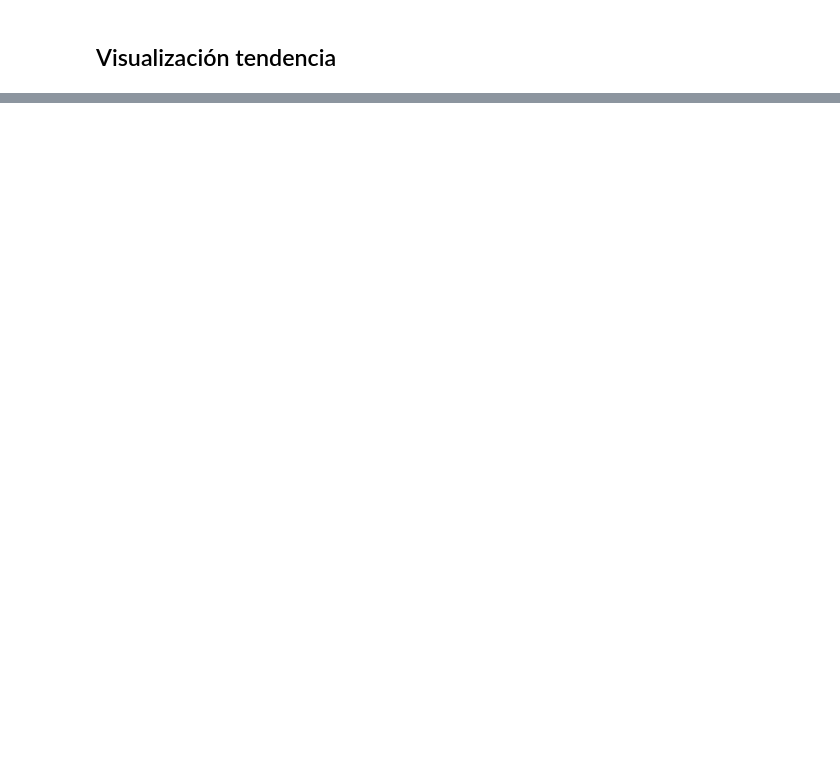
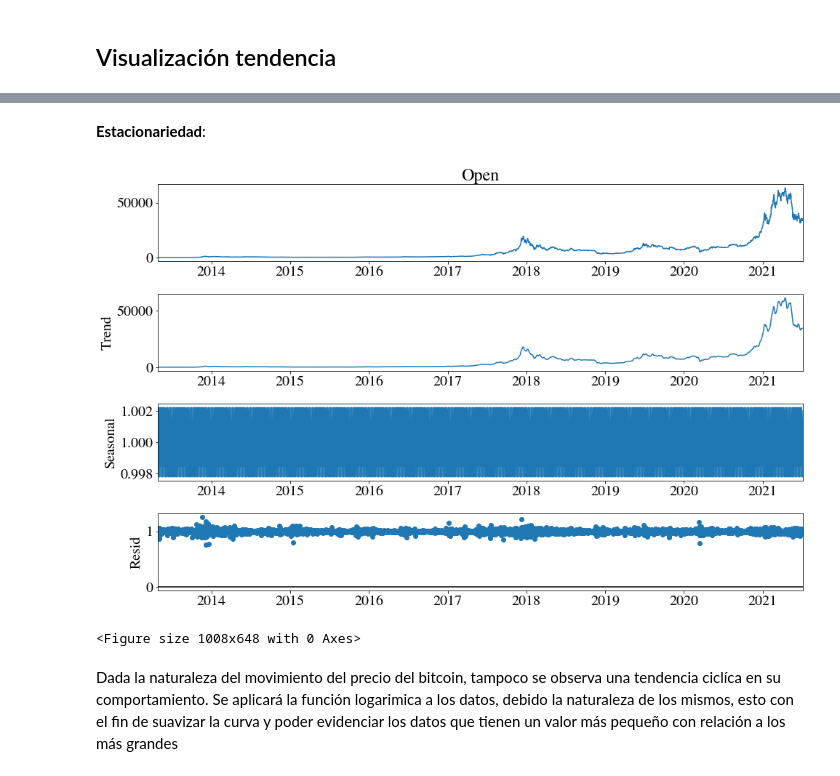
Before and after one commit to Eherran/monografia, a Jupyter notebook: Codigo/01_EDA.ipynb, the cells around one changed output, grey strips where cells are left out. Saved outputs shown, nothing was run; the diff lists cells and outputs as text; code cells hidden in the pictures; blank space fills up the shorter version.

```diff
--- a/Codigo/01_EDA.ipynb
+++ b/Codigo/01_EDA.ipynb
@@ -134,0 +307,3 @@ plt.show()
+# %%
+bitcoinOpen_Date = bitcoin[["Date","Open"]]
+bitcoinOpen_Date.head()
@@ -134,0 +319,5 @@ plt.show()
+# %%
+bitcoinOpen = bitcoinOpen_Date.copy()
+bitcoinOpen['Date'] = pd.to_datetime(bitcoinOpen['Date']).values
+bitcoinOpen['Date'] = bitcoinOpen['Date'].apply(lambda x: x.strftime('%Y-%m-%d'))
+bitcoinOpen.Date = pd.to_datetime(bitcoinOpen.Date, dayfirst = True)
@@ -134,0 +326,2 @@ plt.show()
+# %%
+bitcoinOpen.set_index("Date", inplace=True)
@@ -134,0 +378,14 @@ plt.show()
+# %% [markdown]
+**Estacionariedad**:
+# %%
+plt.rcParams['figure.figsize'] = (14, 9)
+
+s_dec_additive = seasonal_decompose(bitcoinOpen.Open, model = "multiplicative")
+s_dec_additive.plot()
+plt.show()
+plt.savefig("seasonal_decompose_bitcoint.jpg", bbox_inches='tight')
+# %% [output]
+[figure, added]
+<Figure size 1008x648 with 0 Axes>
+# %% [markdown]
+Dada la naturaleza del movimiento del precio del bitcoin, tampoco se observa una tendencia ciclíca en su comportamiento. Se aplicará la función logarimica a los datos, debido la naturaleza de los mismos, esto con el fin de suavizar la curva y poder evidenciar los datos que tienen un valor más pequeño con relación a los más grandes
```
Also changed, not shown: parts of 76 cells of this notebook.
